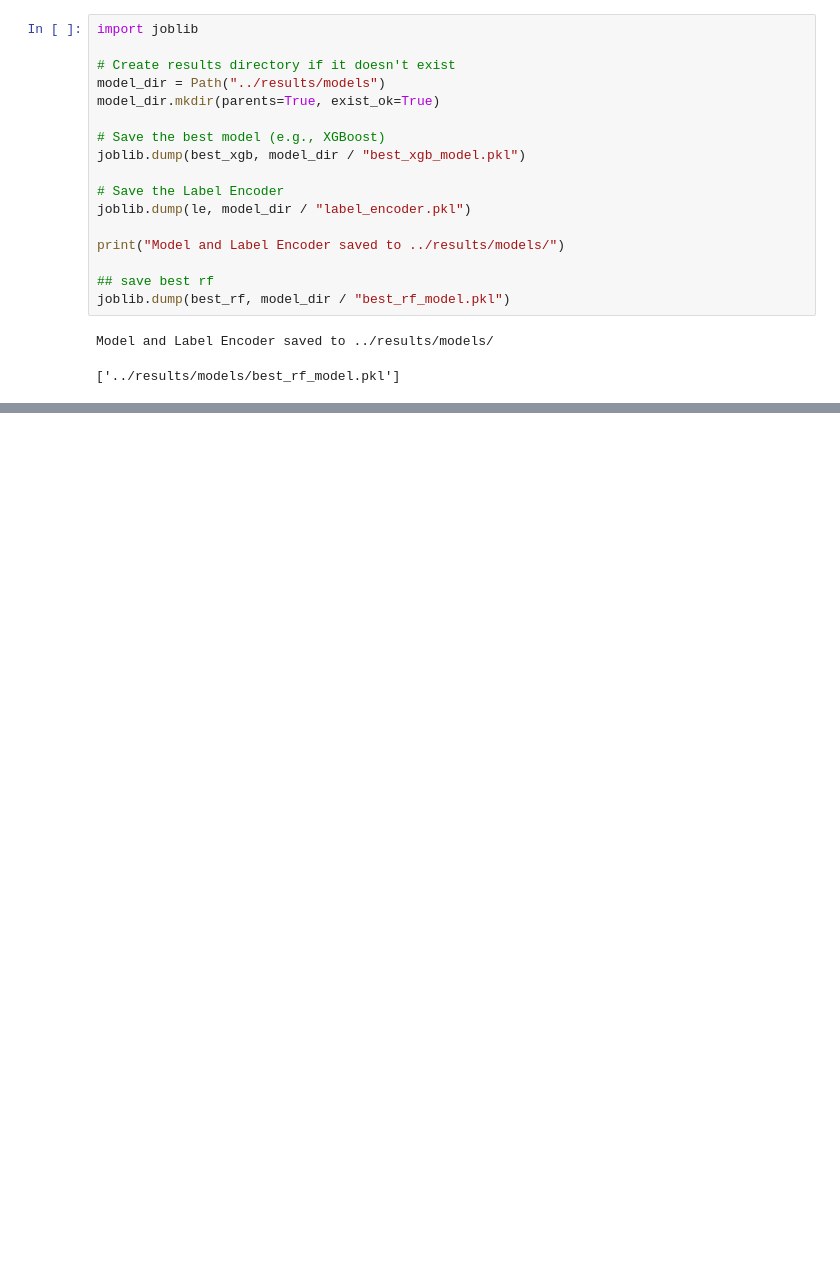
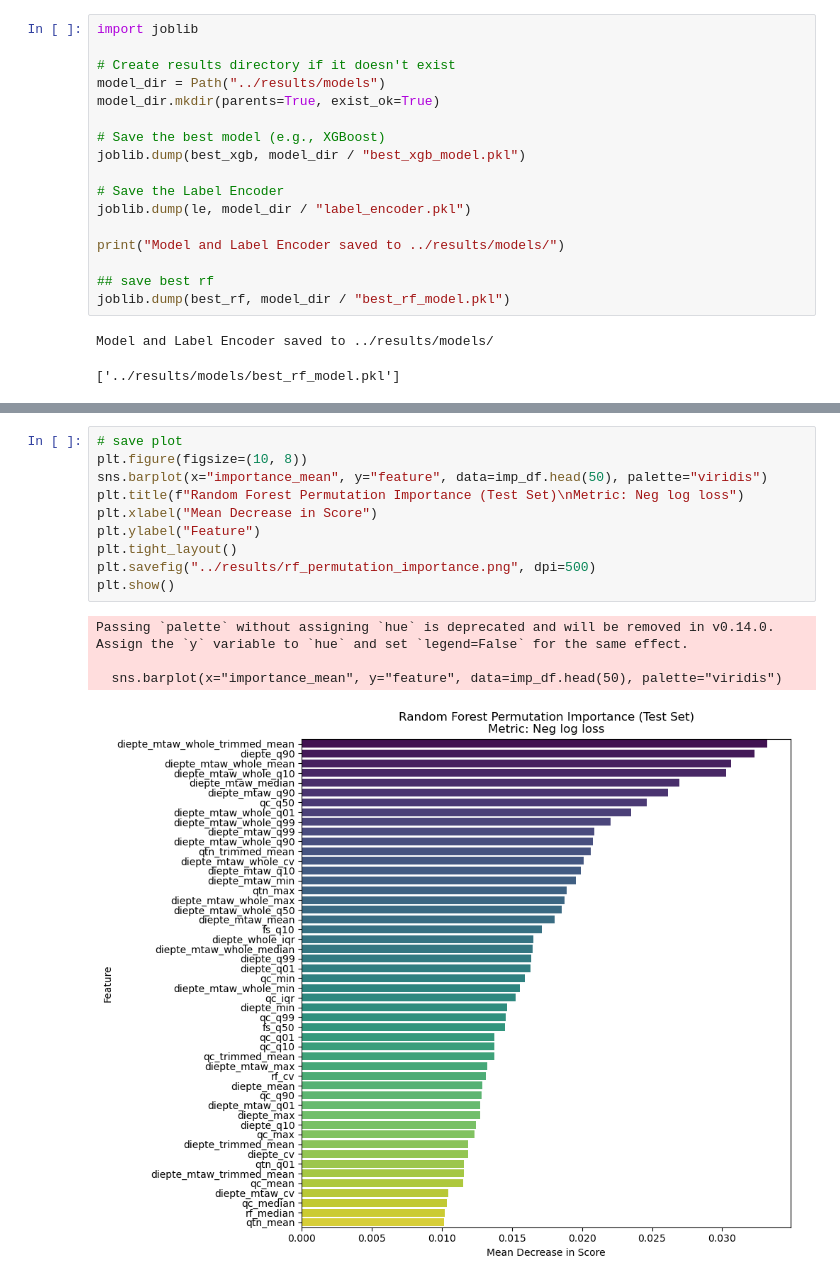
Before and after one commit to VoeP/CPT_usecase, a Jupyter notebook: modeling/binn_method_modelling.ipynb, the cells around one changed output, grey strips where cells are left out. Cells and saved outputs as stored; diff of their text form; blank space fills up the shorter version.

```diff
--- a/modeling/binn_method_modelling.ipynb
+++ b/modeling/binn_method_modelling.ipynb
@@ -545,0 +677,15 @@ Model and Label Encoder saved to ../results/models/
+# %%
+# save plot
+plt.figure(figsize=(10, 8))
+sns.barplot(x="importance_mean", y="feature", data=imp_df.head(50), palette="viridis")
+plt.title(f"Random Forest Permutation Importance (Test Set)\nMetric: Neg log loss")
+plt.xlabel("Mean Decrease in Score")
+plt.ylabel("Feature")
+plt.tight_layout()
+plt.savefig("../results/rf_permutation_importance.png", dpi=500)
+plt.show()
+# %% [output]
+Passing `palette` without assigning `hue` is deprecated and will be removed in v0.14.0. Assign the `y` variable to `hue` and set `legend=False` for the same effect.
+
+  sns.barplot(x="importance_mean", y="feature", data=imp_df.head(50), palette="viridis")
+[figure, added]
```
Also changed, not shown: parts of 12 cells of this notebook, 29 other files.
